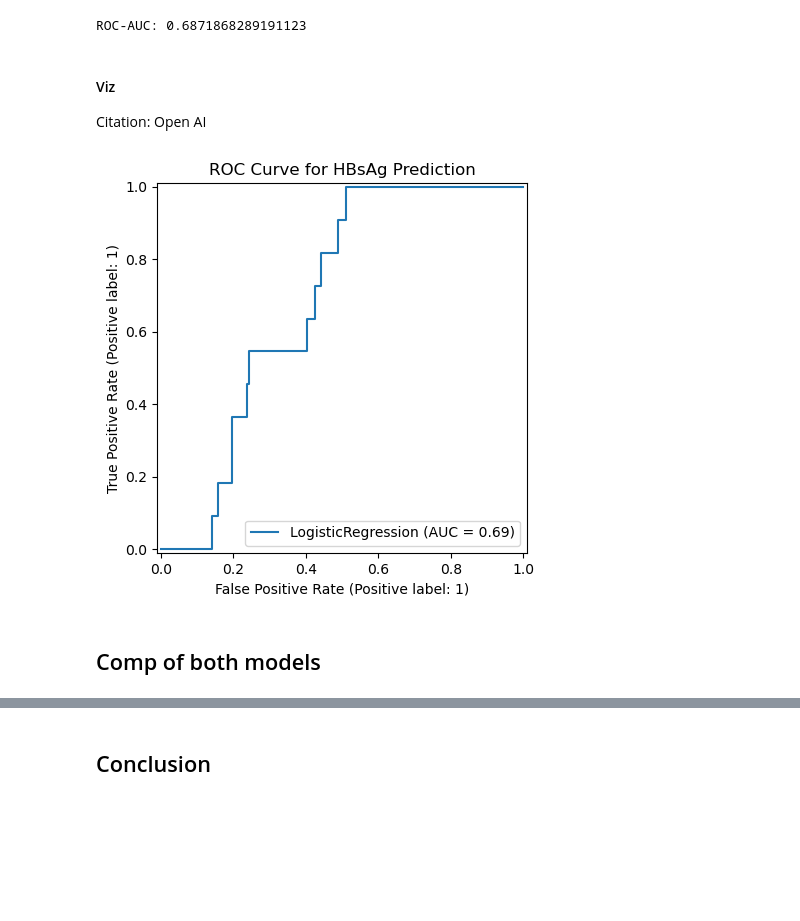
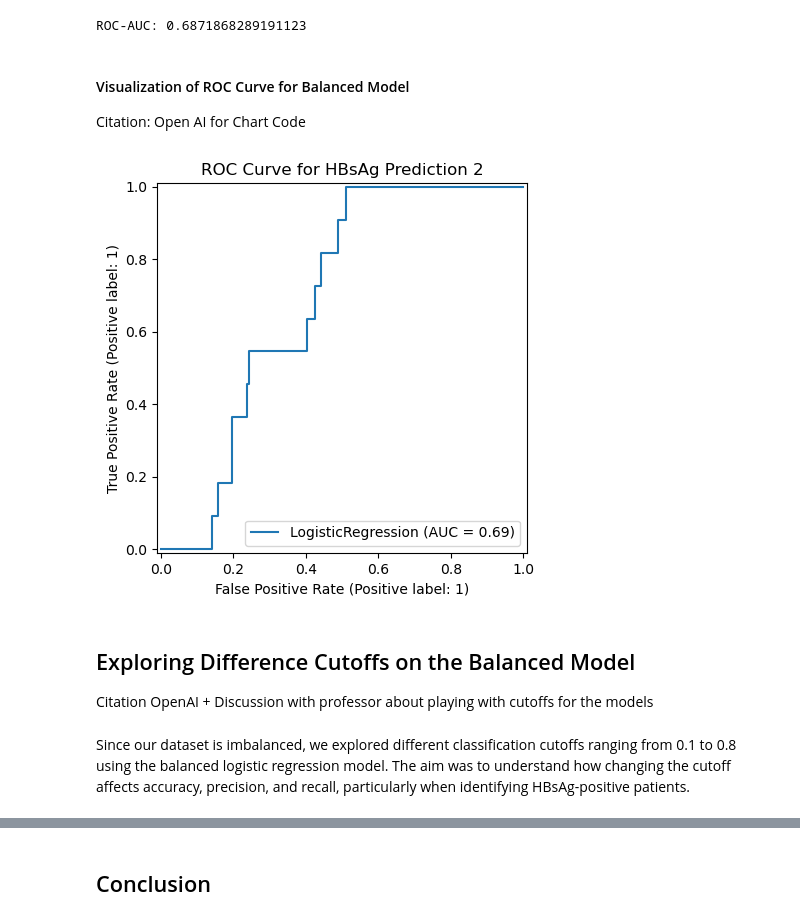
Before and after one commit to 303gabby/XB_0175_Proposal_Code, a Jupyter notebook: XB_0175_code.ipynb, the cells around one changed output, grey strips where cells are left out. Saved outputs shown, nothing was run; the diff lists cells and outputs as text; code cells hidden in the pictures; blank space fills up the shorter version.

```diff
--- a/XB_0175_code.ipynb
+++ b/XB_0175_code.ipynb
@@ -297,13 +362,17 @@ print("ROC-AUC:", auc1)
 # %% [output]
 ROC-AUC: 0.6871868289191123
 # %% [markdown]
-#### Viz
-Citation: Open AI
+#### Visualization of ROC Curve for Balanced Model
+Citation: Open AI for Chart Code
 # %%
 RocCurveDisplay.from_estimator(balmod, X_test, y_test)
-plt.title("ROC Curve for HBsAg Prediction")
+plt.title("ROC Curve for HBsAg Prediction 2")
 plt.show()
 # %% [output]
-[figure, old version]
+[figure, new version]
 # %% [markdown]
-## Comp of both models
+## Exploring Difference Cutoffs on the Balanced Model
+
+Citation OpenAI + Discussion with professor about playing with cutoffs for the models
+# %% [markdown]
+Since our dataset is imbalanced, we explored different classification cutoffs ranging from 0.1 to 0.8 using the balanced logistic regression model. The aim was to understand how changing the cutoff affects accuracy, precision, and recall, particularly when identifying HBsAg-positive patients.
```
Also changed, not shown: parts of 28 cells of this notebook.
